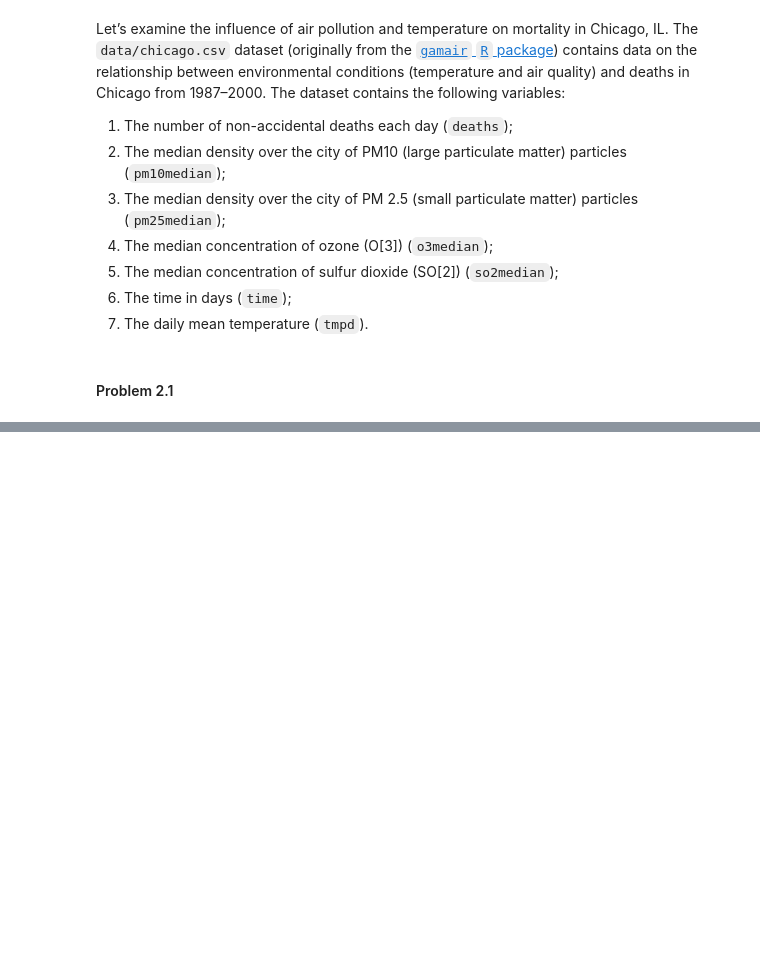
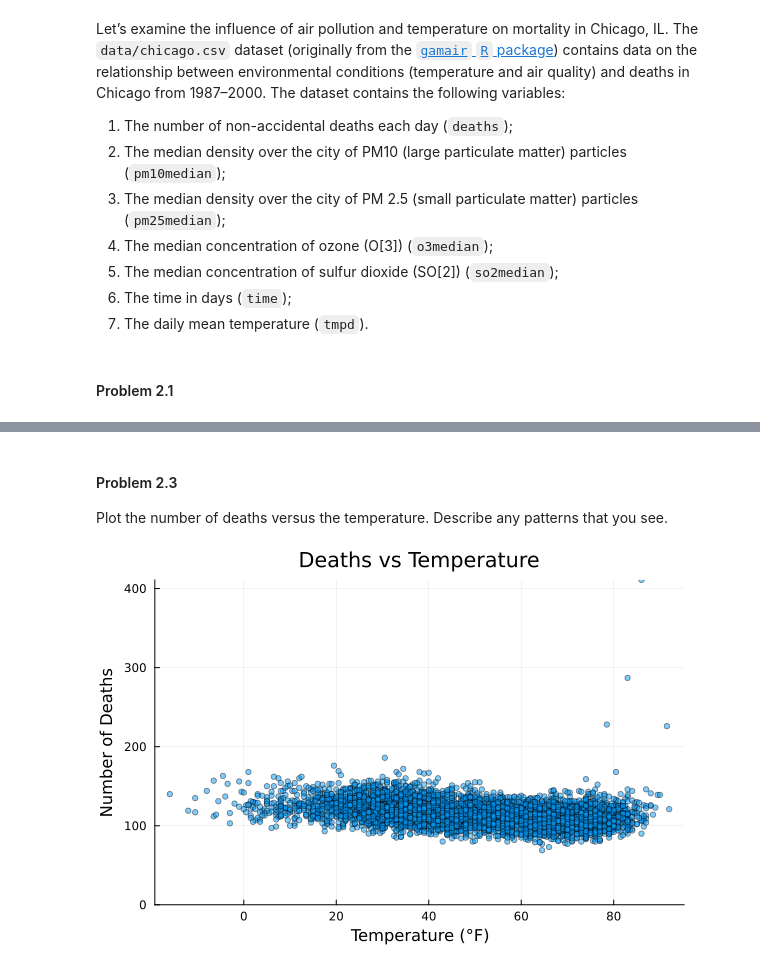
Before and after one commit to BEE4850-SP26/hw01-emma-t932, a Jupyter notebook: hw01.ipynb, the cells around one changed output, grey strips where cells are left out. Saved outputs shown, nothing was run; the diff lists cells and outputs as text; code cells hidden in the pictures; blank space fills up the shorter version.

```diff
--- a/hw01.ipynb
+++ b/hw01.ipynb
@@ -377,0 +257,29 @@ the data sources and the type of historical evidence
+# %%
+data_chicago = DataFrame(load("data/chicago.csv")) # load data into DataFrame
+@show data_chicago;
+
+chicago_summary = DataFrame(
+    category = String[],
+    min=Float64[],
+    q25=Float64[],
+    median=Float64[],
+    q75=Float64[],
+    max=Float64[],
+    mean=Float64[],
+    nas=Int[]
+)
+for colname in names(data_chicago)[2:end]
+    col = data_chicago[!, colname]
+    push!(chicago_summary, [
+    colname,
+    minimum(skipmissing(col)),
+    quantile(skipmissing(col), 0.25),
+    median(skipmissing(col)),
+    quantile(skipmissing(col), 0.75),
+    maximum(skipmissing(col)),
+    mean(skipmissing(col)),
+    count(ismissing, col)
+    ])
+end
+
+@show chicago_summary;
@@ -377,0 +329,18 @@ the data sources and the type of historical evidence
+# %% [markdown]
+
+#### Problem 2.3
+
+Plot the number of deaths versus the temperature. Describe any patterns
+that you see.
+# %%
+plot(data_chicago.tmpd, data_chicago.death,
+    seriestype=:scatter,
+    title="Deaths vs Temperature",
+    xlabel="Temperature (°F)",
+    ylabel="Number of Deaths",
+    label="",
+    alpha=0.5,
+    markersize=3,
+    ylims=(0, :auto))
+# %% [output]
+[figure, added]
```
Also changed, not shown: parts of 32 cells of this notebook.
